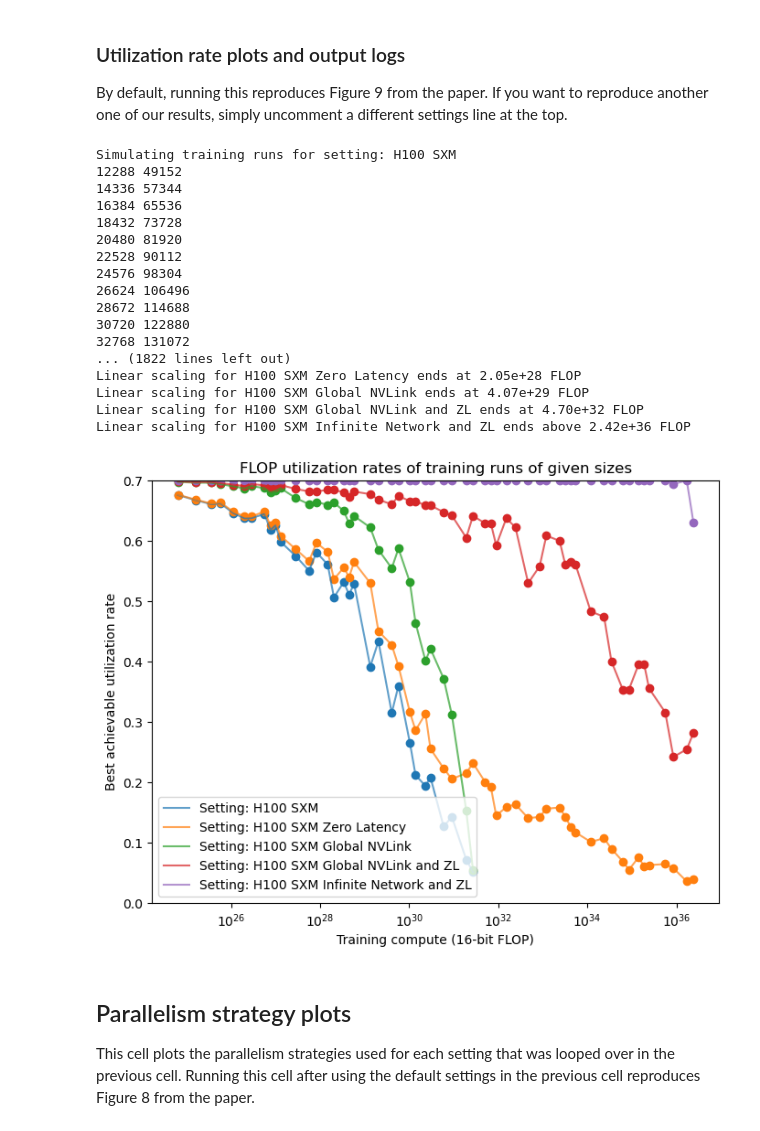
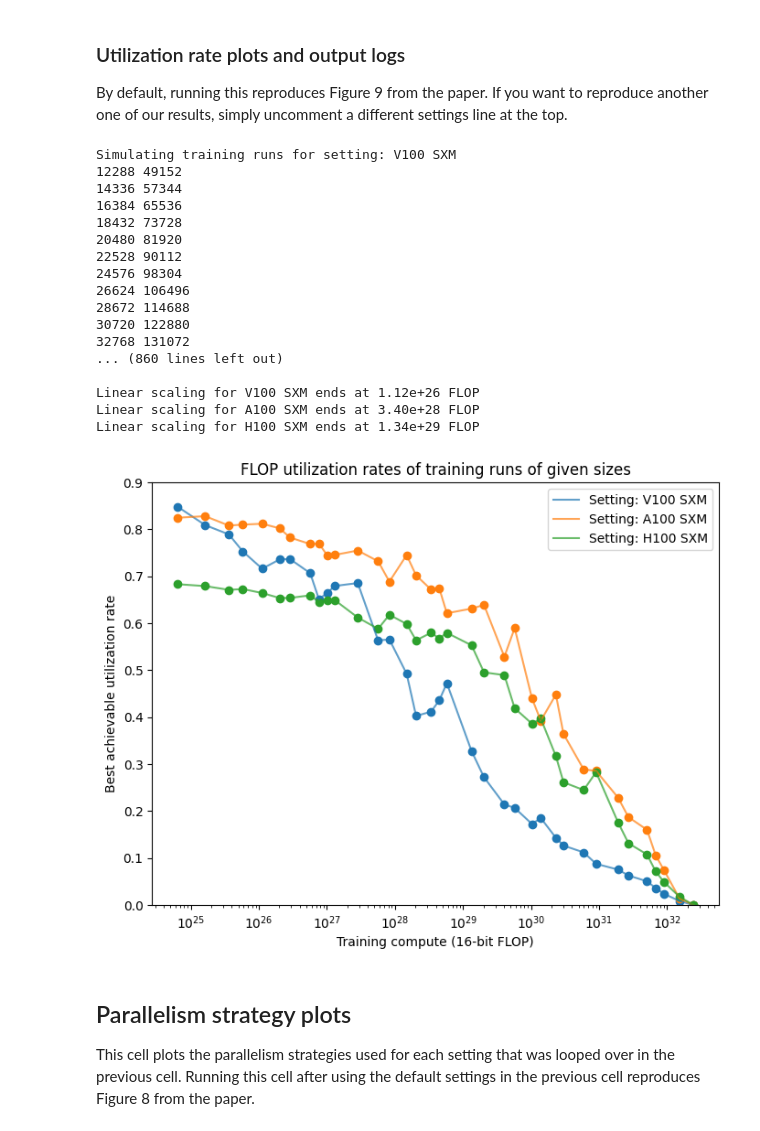
Before and after one commit to ege-erdil/limits_to_distributed_training, a Jupyter notebook: optimal_parallelism.ipynb, the cells around one changed output. Drawn from its saved outputs; the diff is of its cells as text; code cells hidden in the pictures.

```diff
--- a/optimal_parallelism.ipynb
+++ b/optimal_parallelism.ipynb
@@ -655,10 +658,10 @@ for batch_size_fun, identifier in zip([lambda compute, seq_len, sparsity_factor:
 
 By default, running this reproduces Figure 9 from the paper. If you want to reproduce another one of our results, simply uncomment a different settings line at the top.
 # %%
-# run_name, settings = "base_comparison", base_comparison_settings
+run_name, settings = "base_comparison", base_comparison_settings
 # run_name, settings = "base_comparison_sparse", base_comparison_sparse_settings
 # run_name, settings = "grand_comparison_sparse", grand_comparison_settings_sparse
-run_name, settings = "grand_comparison_dense", grand_comparison_settings_dense
+# run_name, settings = "grand_comparison_dense", grand_comparison_settings_dense
 # run_name, settings = "batch_size_comparison", batch_size_comparison_settings
 
 
@@ -681,7 +684,7 @@ d_model_list = sorted([f * 2**i for (f, i) in product(range(1, 17, 2), range(11,
 seq_len = 2048 ## sequence length to use during training
 
 interleaving = True ## set this flag to True if you want to enable pipeline interleaving, set it to False to disable it
-zero_bubble_pp = False ## set this flag to True if you want to enable zero-bubble pipeline parallelism, set it to False to disable it
+zero_bubble_pp = True ## set this flag to True if you want to enable zero-bubble pipeline parallelism, set it to False to disable it
 
 def simulate_training_runs(gpu, d_model_list, d_ff_list, layer_fun, sparsity_fun, batch_size_fun, seq_len, years, stopping_utilization_value=0, zero_bubble_pp=False, \
                            overlap_TP=1, overlap_DP=1, overlap_PP=1):
@@ -760,40 +763,40 @@ for setting in settings:
 for setting in linear_scaling_end_dict:
     if linear_scaling_end_dict[setting] == None:
         print("Linear scaling for %s ends above %.2e FLOP" % (setting.identifier, max([info[6] for info in info_dict[setting]])))
     else:
         print("Linear scaling for %s ends at %.2e FLOP" % (setting.identifier, linear_scaling_end_dict[setting]))
 
 plt.xscale("log")
 plt.xlabel(f"Training compute ({int(8*gpu.bytewidth)}-bit FLOP)")
 plt.ylabel("Best achievable utilization rate")
 max_theoretical_util = max([s.gpu.clock_Hz/s.gpu.max_clock_Hz for s in settings])
 plt.ylim(0, max_theoretical_util)
 plt.legend()
 
 plt.title("FLOP utilization rates of training runs of given sizes")
 
 plt.savefig("visuals/utilization_plot_%s.png" % (run_name))
 plt.savefig("visuals/utilization_plot_%s.pdf" % (run_name))
 plt.show()
 # %% [output]
-Simulating training runs for setting: H100 SXM
+Simulating training runs for setting: V100 SXM
 12288 49152
 14336 57344
 16384 65536
 18432 73728
 20480 81920
 22528 90112
 24576 98304
 26624 106496
 28672 114688
 30720 122880
 32768 131072
-... (1822 lines left out)
-Linear scaling for H100 SXM Zero Latency ends at 2.05e+28 FLOP
-Linear scaling for H100 SXM Global NVLink ends at 4.07e+29 FLOP
-Linear scaling for H100 SXM Global NVLink and ZL ends at 4.70e+32 FLOP
-Linear scaling for H100 SXM Infinite Network and ZL ends above 2.42e+36 FLOP
+... (860 lines left out)
+
+Linear scaling for V100 SXM ends at 1.12e+26 FLOP
+Linear scaling for A100 SXM ends at 3.40e+28 FLOP
+Linear scaling for H100 SXM ends at 1.34e+29 FLOP
-[figure, old version]
+[figure, new version]
 # %% [markdown]
 ## Parallelism strategy plots
 
```
Also changed, not shown: parts of 3 cells of this notebook.
